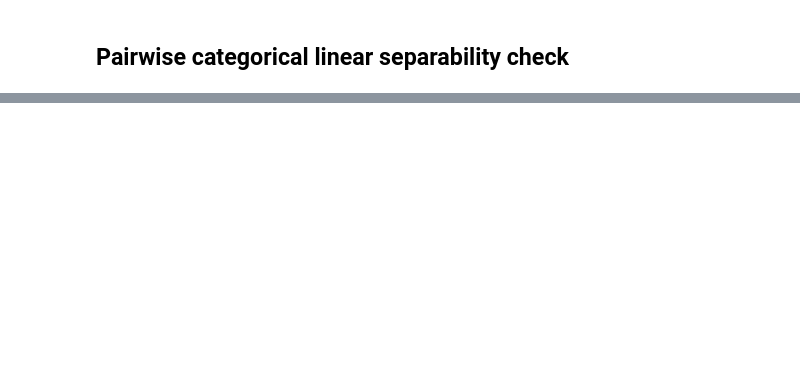
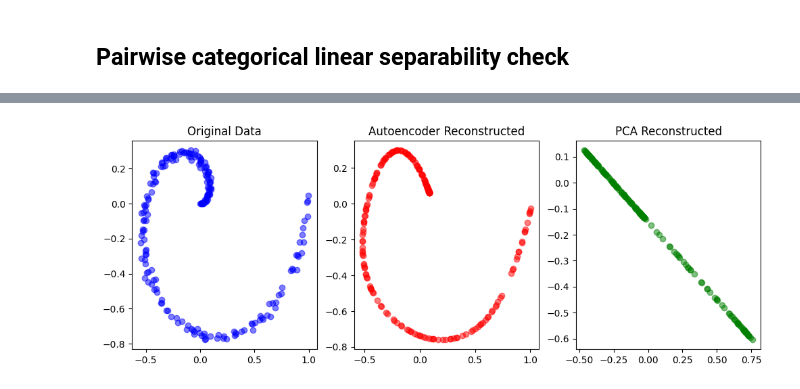
Before and after one commit to ttnhathuy313/pca-autoencoder, a Jupyter notebook: main.ipynb, the cells around one changed output, grey strips where cells are left out. Drawn from its saved outputs; the diff is of its cells as text; code cells hidden in the pictures; blank space fills up the shorter version.

```diff
--- a/main.ipynb
+++ b/main.ipynb
@@ -476,0 +627,11 @@ See the caveats in the documentation: https://pandas.pydata.org/pandas-docs/stab
+# %%
+import numpy as np
+
+def generate_spiral(n_points=100, noise=0.1):
+    theta = np.linspace(0, 2 * np.pi, n_points) + np.random.normal(0, noise, n_points)
+    r = np.linspace(0.0, 1.0, n_points)
+    x = r * np.cos(theta)
+    y = r * np.sin(theta)
+    return np.column_stack((x, y))
+
+spiral_data = generate_spiral(200)
@@ -476,0 +692,28 @@ See the caveats in the documentation: https://pandas.pydata.org/pandas-docs/stab
+# %%
+from sklearn.decomposition import PCA
+
+pca = PCA(n_components=1)
+pca_data = pca.fit_transform(spiral_data)
+# %%
+autoencoder_reconstructed = autoencoder(torch.tensor(spiral_data, dtype=torch.float32)).detach().numpy()
+pca_reconstructed = pca.inverse_transform(pca_data)
+# %%
+import matplotlib.pyplot as plt
+
+plt.figure(figsize=(12, 4))
+
+plt.subplot(1, 3, 1)
+plt.scatter(spiral_data[:, 0], spiral_data[:, 1], c='blue', alpha=0.5)
+plt.title('Original Data')
+
+plt.subplot(1, 3, 2)
+plt.scatter(autoencoder_reconstructed[:, 0], autoencoder_reconstructed[:, 1], c='red', alpha=0.5)
+plt.title('Autoencoder Reconstructed')
+
+plt.subplot(1, 3, 3)
+plt.scatter(pca_reconstructed[:, 0], pca_reconstructed[:, 1], c='green', alpha=0.5)
+plt.title('PCA Reconstructed')
+
+plt.show()
+# %% [output]
+[figure, added]
```
Also changed, not shown: parts of 14 cells of this notebook.
